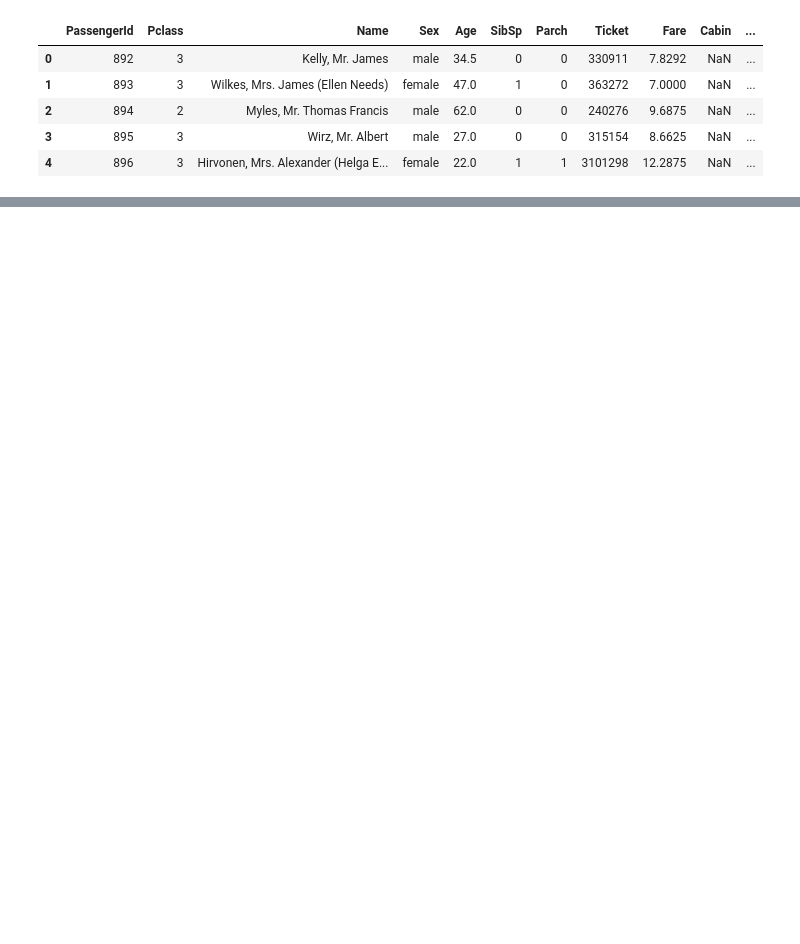
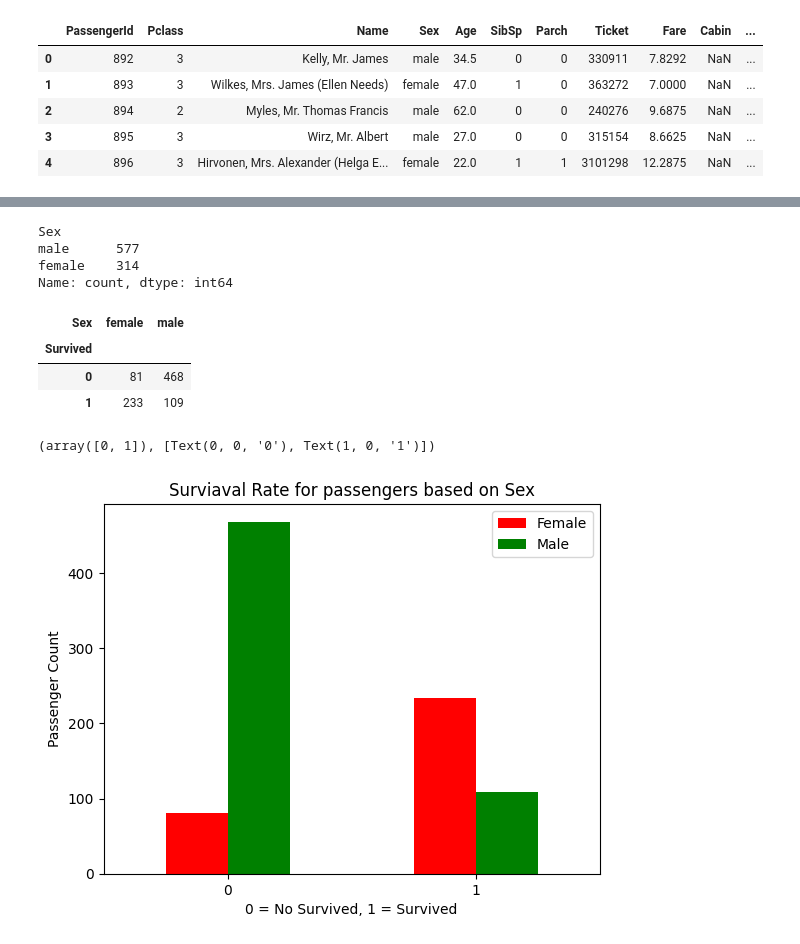
Before and after one commit to DilunVass/Titanic---Machine-Learning-from-Disaster-Kaggle, a Jupyter notebook: Notebook/data_visualization.ipynb, the cells around one changed output, grey strips where cells are left out. Saved outputs shown, nothing was run; the diff lists cells and outputs as text; code cells hidden in the pictures; blank space fills up the shorter version.

```diff
--- a/Notebook/data_visualization.ipynb
+++ b/Notebook/data_visualization.ipynb
@@ -35,0 +133,27 @@ test_data.head()
+# %%
+train_data.Sex.value_counts()
+# %% [output]
+Sex
+male      577
+female    314
+Name: count, dtype: int64
+# %%
+# Compare the survival
+pd.crosstab(train_data.Survived, train_data.Sex)
+# %% [output]
+| Sex | female | male |
+| Survived |  |  |
+| 0 | 81 | 468 |
+| 1 | 233 | 109 |
+# %%
+# Create a plot of crosstab
+pd.crosstab(train_data.Survived, train_data.Sex).plot(kind='bar', color=['red', 'green'])
+
+plt.title('Surviaval Rate for passengers based on Sex')
+plt.xlabel('0 = No Survived, 1 = Survived')
+plt.ylabel('Passenger Count')
+plt.legend(["Female", "Male"])
+plt.xticks(rotation=0)
+# %% [output]
+(array([0, 1]), [Text(0, 0, '0'), Text(1, 0, '1')])
+[figure, added]
```
Also changed, not shown: parts of 8 cells of this notebook.
